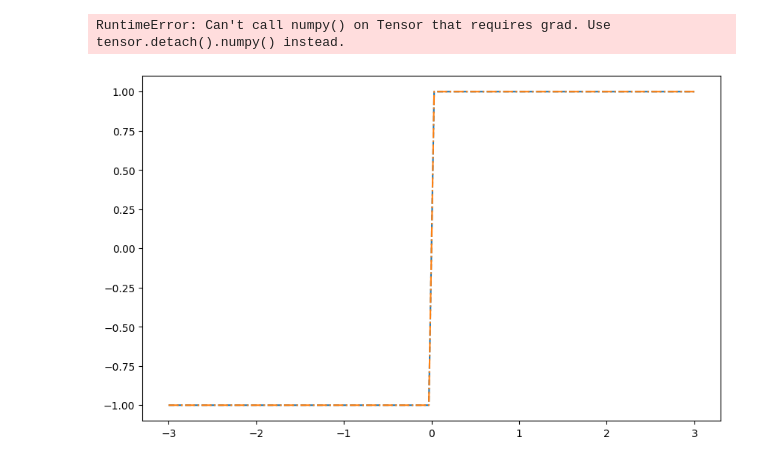
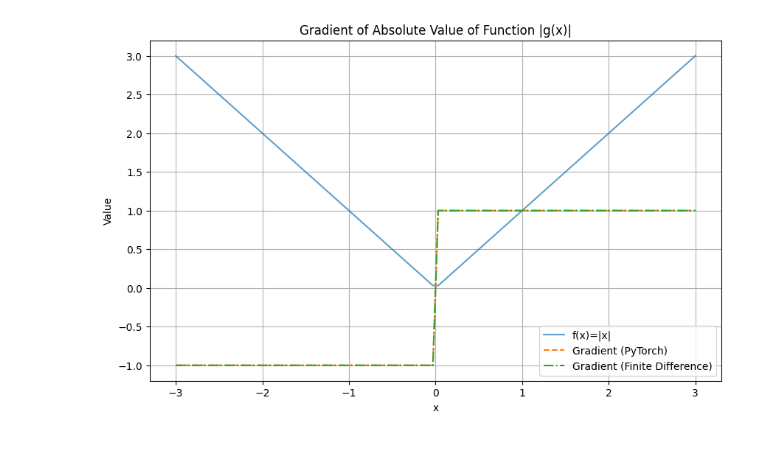
Before and after one commit to dsplog/dsplog.com, a Jupyter notebook: code/linear_regression/gradients_absolute_function.ipynb, the cells around one changed output. Saved outputs shown, nothing was run; the diff lists cells and outputs as text; code cells hidden in the pictures.

Commit message:
fixing errors

```diff
--- a/code/linear_regression/gradients_absolute_function.ipynb
+++ b/code/linear_regression/gradients_absolute_function.ipynb
@@ -4,18 +4,14 @@
 import numpy as np
 import torch
 
-# Define the function g(x) = x^2 - 4x + 4
-def g(x):
-    return x
-
 # 1. Calculate Gradient using PyTorch (Automatic Differentiation)
 def f_pytorch(x):
-    return torch.abs(g(x))
+    return torch.abs(x)
 
 # Create a tensor for x with requires_grad=True (for autograd)
 x = torch.linspace(-3, 3, 100, dtype=torch.float32, requires_grad=True)
 
-# Calculate f(x) = |g(x)| using PyTorch
+# Calculate f(x) = |x| using PyTorch
 y = f_pytorch(x)
 
 # Compute gradients using backpropagation (automatic differentiation)
@@ -25,7 +21,7 @@ y.backward(torch.ones_like(x))  # Compute gradient for all values of x
 grad_pytorch = x.grad
 
 # 2. Calculate Gradient using Finite Difference
-def finite_difference_gradient(func, x_vals, epsilon=1e-5):
+def finite_difference_gradient(x_vals, epsilon=1e-5):
     grad_fd = np.zeros_like(x_vals)
 
     for i, x in enumerate(x_vals):
@@ -33,8 +29,8 @@ def finite_difference_gradient(func, x_vals, epsilon=1e-5):
         x_minus = x - epsilon
 
         # Compute the function values for perturbed x
-        y_plus = np.abs(g(x_plus))
-        y_minus = np.abs(g(x_minus))
+        y_plus = np.abs(x_plus)
+        y_minus = np.abs(x_minus)
 
         # Approximate gradient using finite difference
         grad_fd[i] = (y_plus - y_minus) / (2 * epsilon)
@@ -43,50 +39,36 @@ def finite_difference_gradient(func, x_vals, epsilon=1e-5):
 
 
 # Convert x to numpy for finite difference calculation
 x_np = x.detach().numpy()
 
 # Convert PyTorch tensor to numpy array
 y_np = y.detach().numpy()
 
 # Compute gradient using finite difference
-grad_fd = finite_difference_gradient(g, x_np)
+grad_fd = finite_difference_gradient(x_np)
 
 # Plot the results for both methods and x
 import matplotlib.pyplot as plt
 
 plt.figure(figsize=(10, 6))
+
+# Plot x and y = |x| for reference
+plt.plot(x_np, y_np, label='f(x)=|x|', linestyle='-', alpha=0.7)
 
 # Plot the gradients calculated using PyTorch
 plt.plot(x_np, grad_pytorch.detach().numpy(), label='Gradient (PyTorch)', linestyle='--')
 
 # Plot the gradients calculated using finite difference
 plt.plot(x_np, grad_fd, label='Gradient (Finite Difference)', linestyle='-.')
 
-# Plot x for reference
-plt.plot(x_np, y_np, label='x', linestyle='-', alpha=0.7)
-
 # Add labels, title, legend, and grid
 plt.xlabel('x')
 plt.ylabel('Value')
-plt.title('Gradient of Absolute Value of Function |g(x)| and x')
+plt.title('Gradient of Absolute Value of Function |g(x)|')
 plt.legend()
 plt.grid(True)
 
 # Show the plot
 plt.show()
-
-
-# Plot the results for both methods
-import matplotlib.pyplot as plt
-
-plt.plot(x_np, grad_pytorch.detach().numpy(), label='Gradient (PyTorch)', linestyle='--')
-plt.plot(x_np, grad_fd, label='Gradient (Finite Difference)', linestyle='-.')
-plt.xlabel('x')
-plt.ylabel('Gradient of |g(x)|')
-plt.title('Gradient of Absolute Value of Function |g(x)|')
-plt.legend()
-plt.grid(True)
-plt.show()
 # %% [output]
-RuntimeError: Can't call numpy() on Tensor that requires grad. Use tensor.detach().numpy() instead.
-[figure, old version]
+[figure, new version]
```
